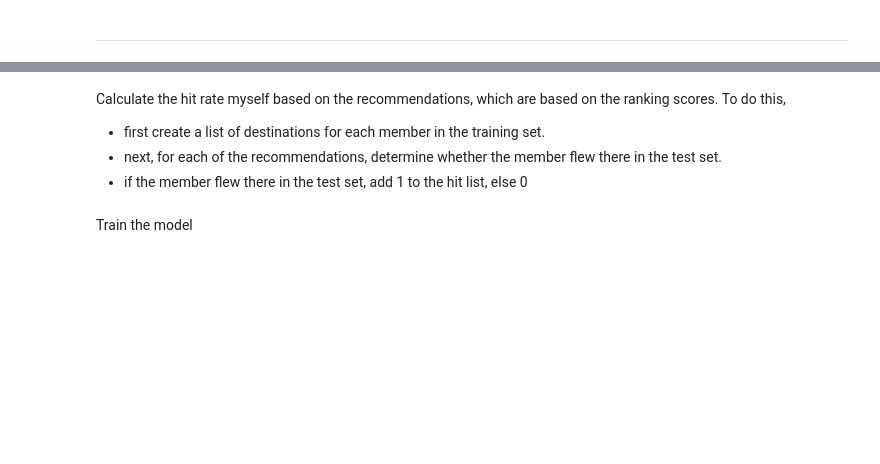
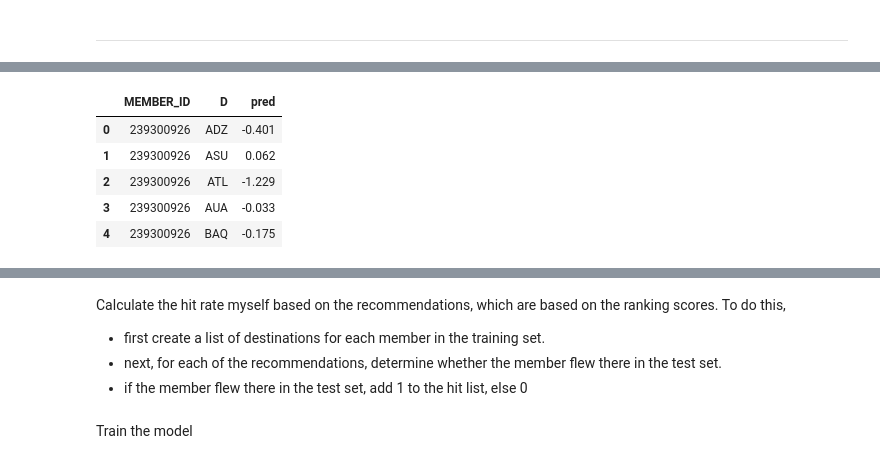
Before and after one commit to erlebach/copa_recommenders, a Jupyter notebook: copa_recommender_data_rankfm/rankfm/rankfm_hitrates_single_function.ipynb, the cells around one changed output, grey strips where cells are left out. Cells and saved outputs as stored; diff of their text form; code cells hidden in the pictures; blank space fills up the shorter version.

```diff
--- a/copa_recommender_data_rankfm/rankfm/rankfm_hitrates_single_function.ipynb
+++ b/copa_recommender_data_rankfm/rankfm/rankfm_hitrates_single_function.ipynb
@@ -146,0 +84,7 @@ hr (previous not filtered):  0.23480113636363636
+# %%
+nb_epochs = [50, 100, 250, 500]
+#
+for epochs in nb_epochs:
+    print("-- nb epochs: ", epochs)
+    newlib.run_model(model, interaction_dct, nb_epochs=epochs, with_attrib=True)
+    print("------------------------------------------")
@@ -146,0 +179,9 @@ hr (previous not filtered):  0.23480113636363636
+# %%
+result.head()
+# %% [output]
+|  | MEMBER_ID | D | pred |
+| 0 | 239300926 | ADZ | -0.401 |
+| 1 | 239300926 | ASU | 0.062 |
+| 2 | 239300926 | ATL | -1.229 |
+| 3 | 239300926 | AUA | -0.033 |
+| 4 | 239300926 | BAQ | -0.175 |
```
Also changed, not shown: parts of 49 cells of this notebook, 3 other files.
